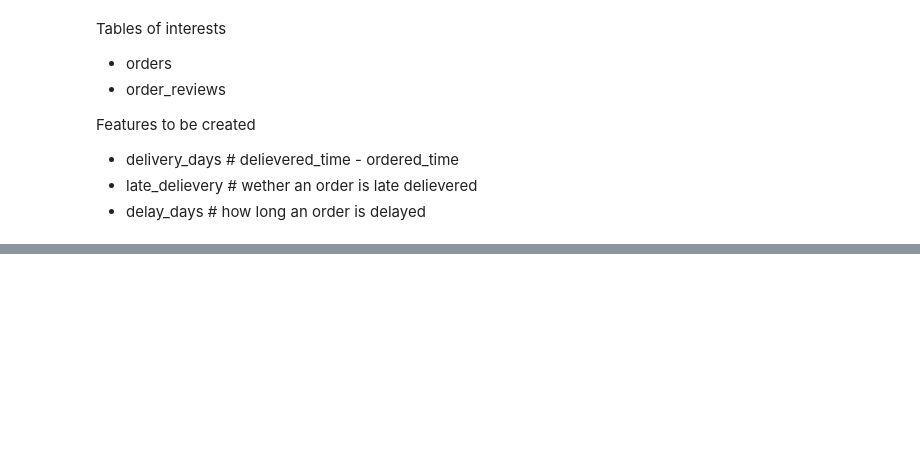
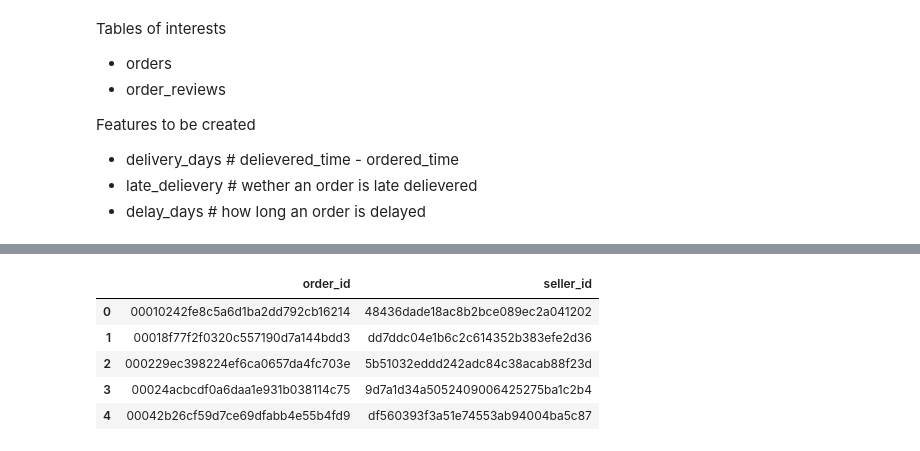
Before and after one commit to cchen744/olist-regional-customer-experience-analysis, a Jupyter notebook: 02_feature_engineering.ipynb, the cells around one changed output, grey strips where cells are left out. Saved outputs shown, nothing was run; the diff lists cells and outputs as text; code cells hidden in the pictures; blank space fills up the shorter version.

```diff
--- a/02_feature_engineering.ipynb
+++ b/02_feature_engineering.ipynb
@@ -184,0 +236,15 @@ delievery_performance['late_delivery'] = (
+# %%
+# Before start spatial feature engineering, map each order with only one seller
+order_first_seller = (
+    order_items[['order_id','seller_id']].
+                      groupby('order_id',as_index=False).
+                      first()
+                      )
+display(order_first_seller.head())
+# %% [output]
+|  | order_id | seller_id |
+| 0 | 00010242fe8c5a6d1ba2dd792cb16214 | 48436dade18ac8b2bce089ec2a041202 |
+| 1 | 00018f77f2f0320c557190d7a144bdd3 | dd7ddc04e1b6c2c614352b383efe2d36 |
+| 2 | 000229ec398224ef6ca0657da4fc703e | 5b51032eddd242adc84c38acab88f23d |
+| 3 | 00024acbcdf0a6daa1e931b038114c75 | 9d7a1d34a5052409006425275ba1c2b4 |
+| 4 | 00042b26cf59d7ce69dfabb4e55b4fd9 | df560393f3a51e74553ab94004ba5c87 |
```
Also changed, not shown: parts of 11 cells of this notebook.
